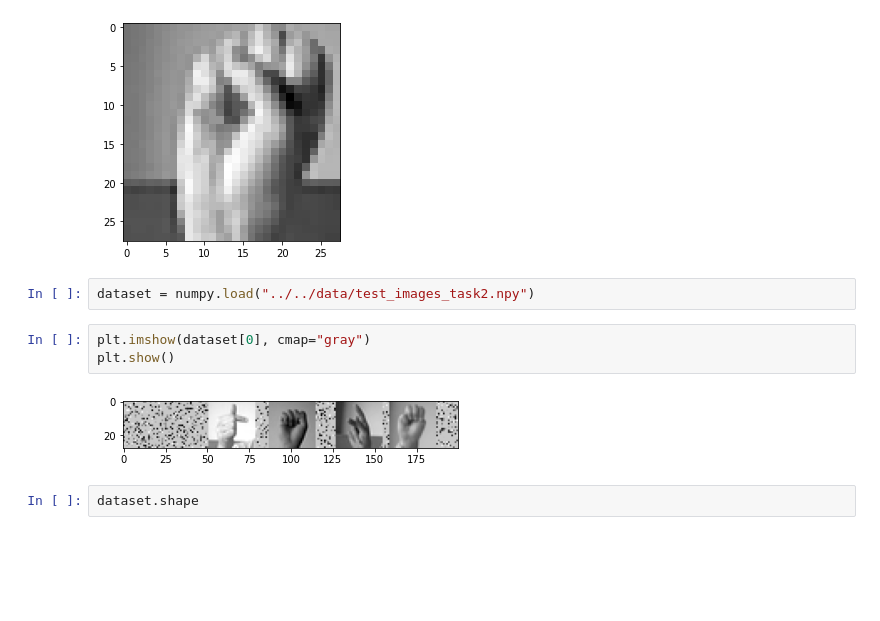
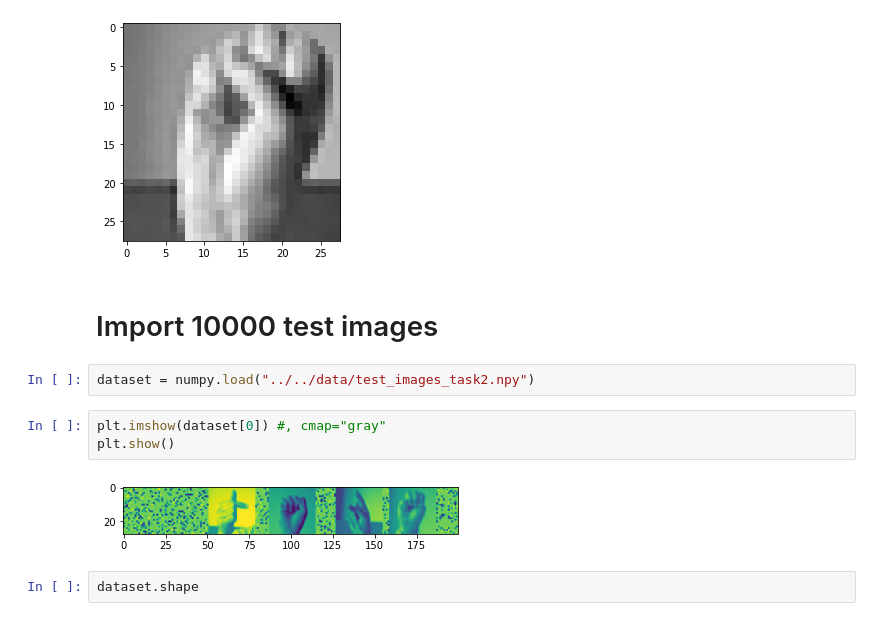
Before and after one commit to StefanWinterToo/ML_Challenge, a Jupyter notebook: src/playground_Stefan_task2.ipynb, the cells around one changed output. Saved outputs shown, nothing was run; the diff lists cells and outputs as text; blank space fills up the shorter version.

```diff
--- a/src/playground_Stefan_task2.ipynb
+++ b/src/playground_Stefan_task2.ipynb
@@ -35,13 +35,15 @@ plt.imshow(images[0][:28, 48:76], cmap="gray")
 plt.show()
 # %% [output]
 [figure]
+# %% [markdown]
+# Import 10000 test images
 # %%
 dataset = numpy.load("../../data/test_images_task2.npy")
 # %%
-plt.imshow(dataset[0], cmap="gray")
+plt.imshow(dataset[0]) #, cmap="gray"
 plt.show()
 # %% [output]
-[figure, old version]
+[figure, new version]
 # %%
 dataset.shape
 # %% [output]
```
Also changed, not shown: parts of 7 cells of this notebook, 1 other file.
